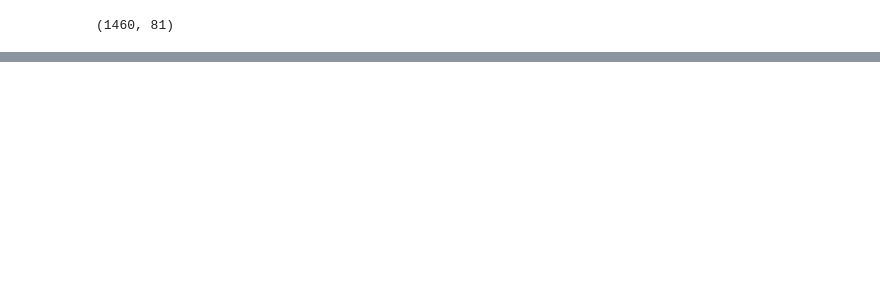
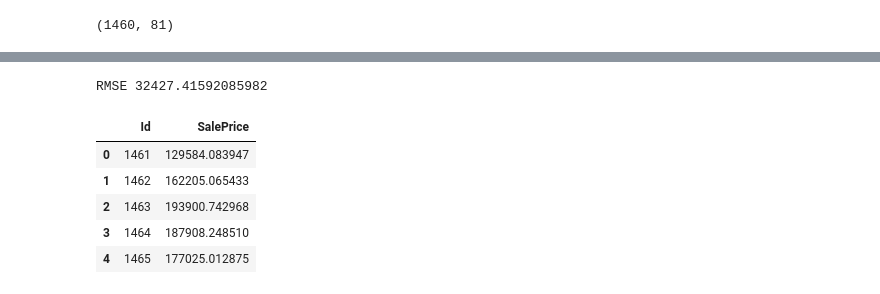
Before and after one commit to Artem123456789/house_prices_kaggle_competition, a Jupyter notebook: main.ipynb, the cells around one changed output, grey strips where cells are left out. Cells and saved outputs as stored; diff of their text form; code cells hidden in the pictures; blank space fills up the shorter version.

```diff
--- a/main.ipynb
+++ b/main.ipynb
@@ -88,0 +215,2 @@ MiscFeature 0
+# %%
+model = pipe.fit(x_train, y_train)
@@ -88,0 +221,19 @@ MiscFeature 0
+# %%
+print("RMSE " + str(np.sqrt(mean_squared_error(y_test, predictions))))
+# %% [output]
+RMSE 32427.41592085982
+# %%
+test_df_x = test_df[test_df.drop(columns="Id").columns]
+# %%
+sub_predictions = model.predict(test_df_x)
+# %%
+sub_df = pd.DataFrame({"Id": test_df["Id"], "SalePrice": sub_predictions})
+# %%
+sub_df.head()
+# %% [output]
+|  | Id | SalePrice |
+| 0 | 1461 | 129584.083947 |
+| 1 | 1462 | 162205.065433 |
+| 2 | 1463 | 193900.742968 |
+| 3 | 1464 | 187908.248510 |
+| 4 | 1465 | 177025.012875 |
```
Also changed, not shown: parts of 35 cells of this notebook, 1 other file.
